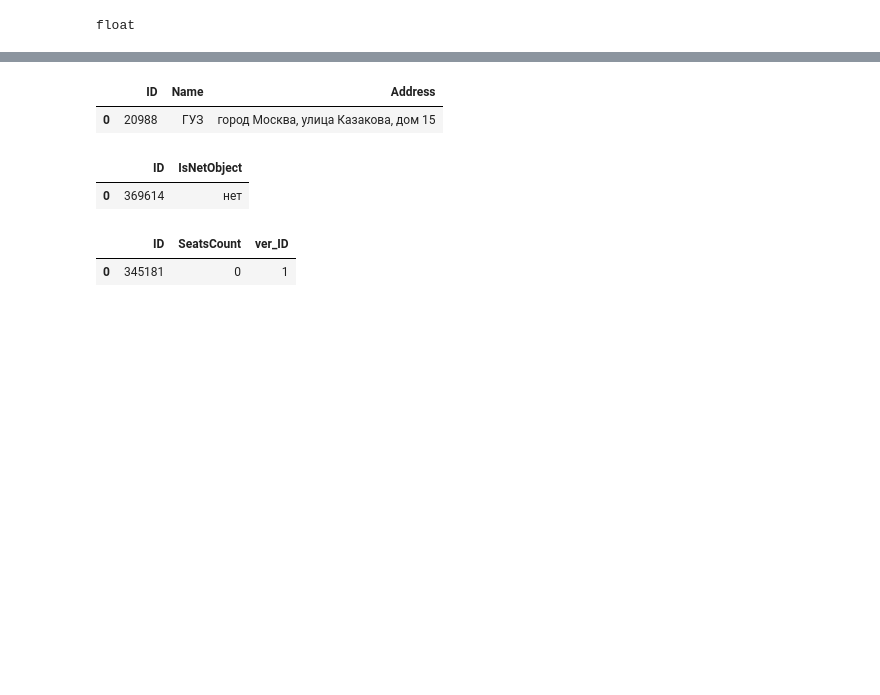
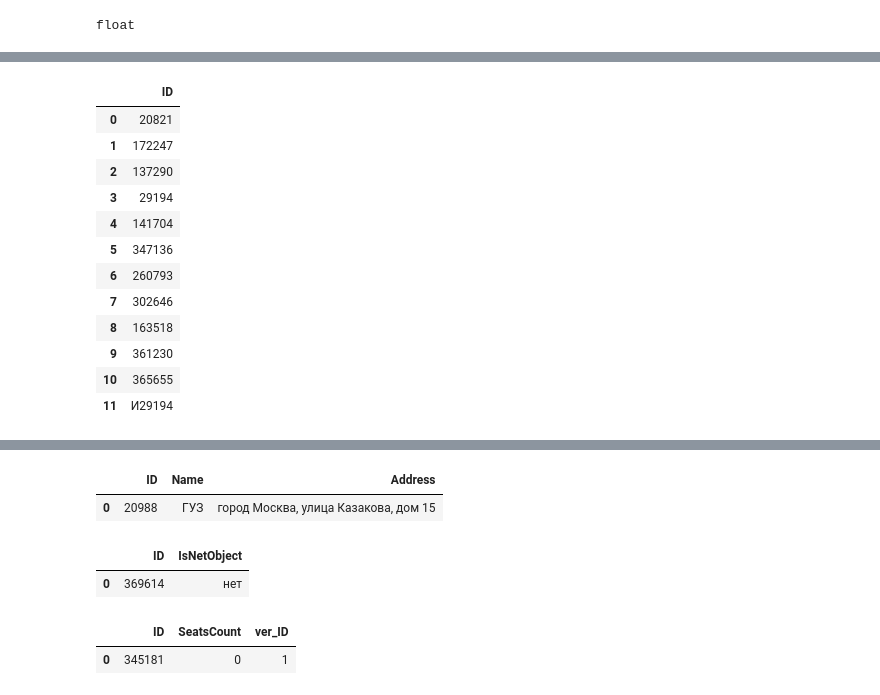
Before and after one commit to gbrs/basics_of_pandas, a Jupyter notebook: 6_3-4.ipynb, the cells around one changed output, grey strips where cells are left out. Drawn from its saved outputs; the diff is of its cells as text; code cells hidden in the pictures; blank space fills up the shorter version.

```diff
--- a/6_3-4.ipynb
+++ b/6_3-4.ipynb
@@ -229,0 +241,17 @@ float
+# %%
+ids = pd.read_excel('6_Список_ID.xlsx', header=1)
+ids
+# %% [output]
+|  | ID |
+| 0 | 20821 |
+| 1 | 172247 |
+| 2 | 137290 |
+| 3 | 29194 |
+| 4 | 141704 |
+| 5 | 347136 |
+| 6 | 260793 |
+| 7 | 302646 |
+| 8 | 163518 |
+| 9 | 361230 |
+| 10 | 365655 |
+| 11 | И29194 |
```
Also changed, not shown: parts of 5 cells of this notebook, 3 other files.
